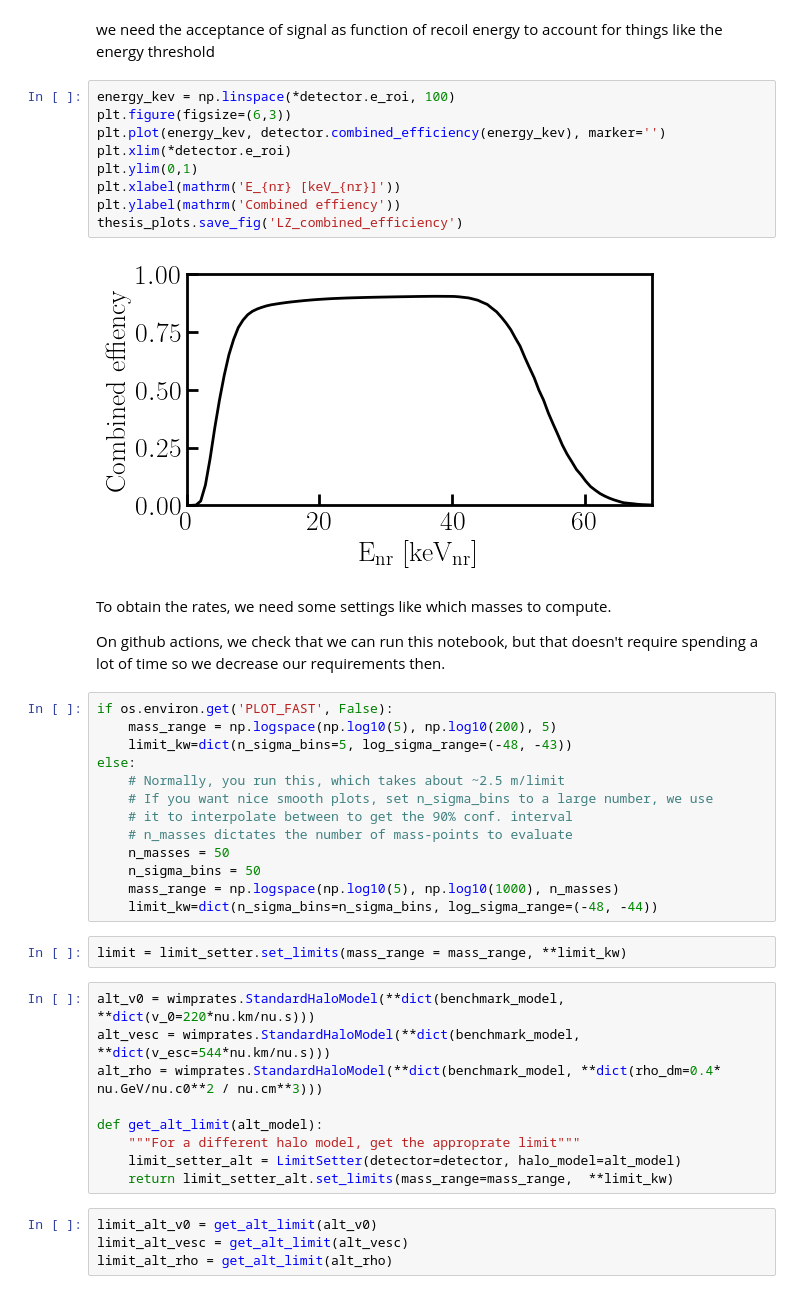
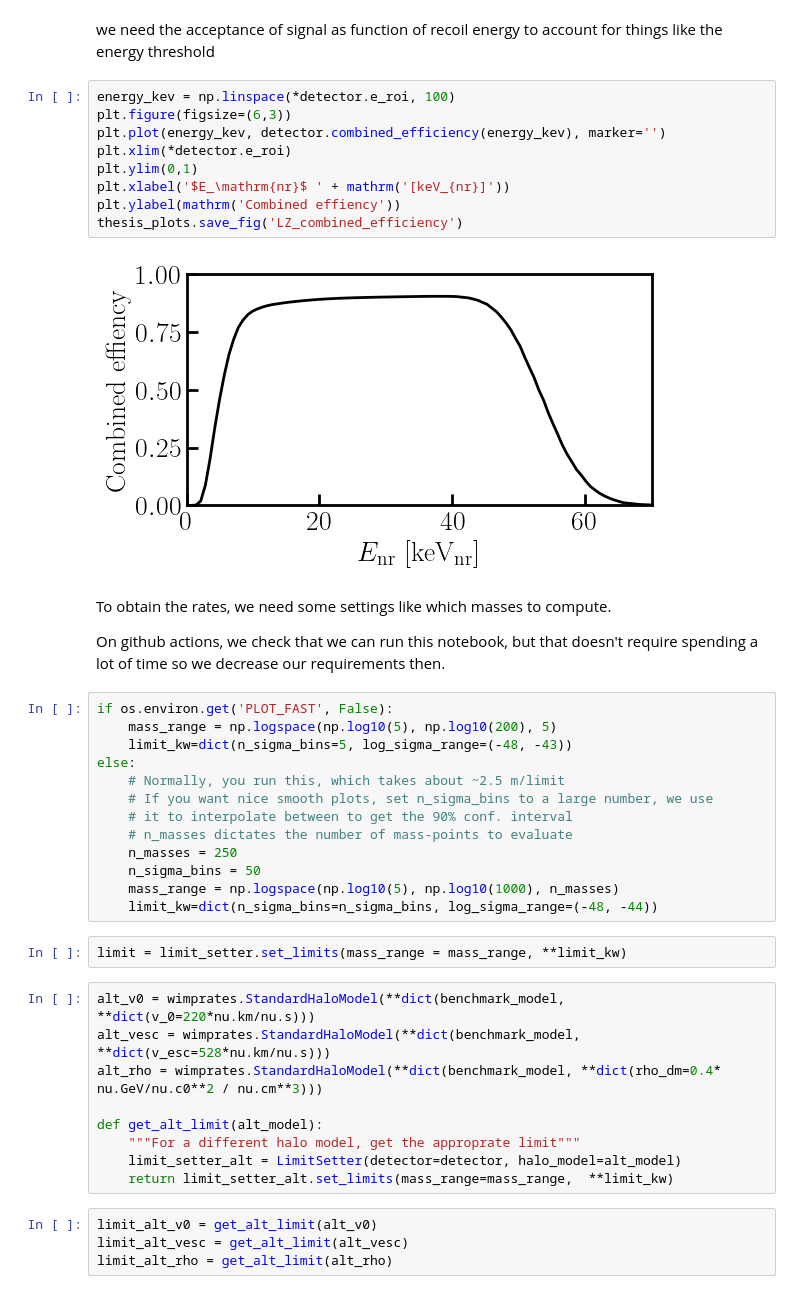
Before and after one commit to XAMS-nikhef/thesis_plots, a Jupyter notebook: notebooks/limits.ipynb, the cells around one changed output. Cells and saved outputs as stored; diff of their text form.

```diff
--- a/notebooks/limits.ipynb
+++ b/notebooks/limits.ipynb
@@ -43,14 +43,14 @@ we need the acceptance of signal as function of recoil energy to account for thi
 # %%
 energy_kev = np.linspace(*detector.e_roi, 100)
 plt.figure(figsize=(6,3))
 plt.plot(energy_kev, detector.combined_efficiency(energy_kev), marker='')
 plt.xlim(*detector.e_roi)
 plt.ylim(0,1)
-plt.xlabel(mathrm('E_{nr} [keV_{nr}]'))
+plt.xlabel('$E_\mathrm{nr}$ ' + mathrm('[keV_{nr}]'))
 plt.ylabel(mathrm('Combined effiency'))
 thesis_plots.save_fig('LZ_combined_efficiency')
 # %% [output]
-[figure, old version]
+[figure, new version]
 # %% [markdown]
 To obtain the rates, we need some settings like which masses to compute.
 
@@ -64,7 +64,7 @@ else:
     # If you want nice smooth plots, set n_sigma_bins to a large number, we use
     # it to interpolate between to get the 90% conf. interval
     # n_masses dictates the number of mass-points to evaluate
-    n_masses = 50
+    n_masses = 250
     n_sigma_bins = 50
     mass_range = np.logspace(np.log10(5), np.log10(1000), n_masses)
     limit_kw=dict(n_sigma_bins=n_sigma_bins, log_sigma_range=(-48, -44))
@@ -72,7 +72,7 @@ else:
 limit = limit_setter.set_limits(mass_range = mass_range, **limit_kw)
 # %%
 alt_v0 = wimprates.StandardHaloModel(**dict(benchmark_model, **dict(v_0=220*nu.km/nu.s)))
-alt_vesc = wimprates.StandardHaloModel(**dict(benchmark_model, **dict(v_esc=544*nu.km/nu.s)))
+alt_vesc = wimprates.StandardHaloModel(**dict(benchmark_model, **dict(v_esc=528*nu.km/nu.s)))
 alt_rho = wimprates.StandardHaloModel(**dict(benchmark_model, **dict(rho_dm=0.4* nu.GeV/nu.c0**2 / nu.cm**3)))
 
 def get_alt_limit(alt_model):
```
Also changed, not shown: parts of 4 cells of this notebook, 18 other files.
